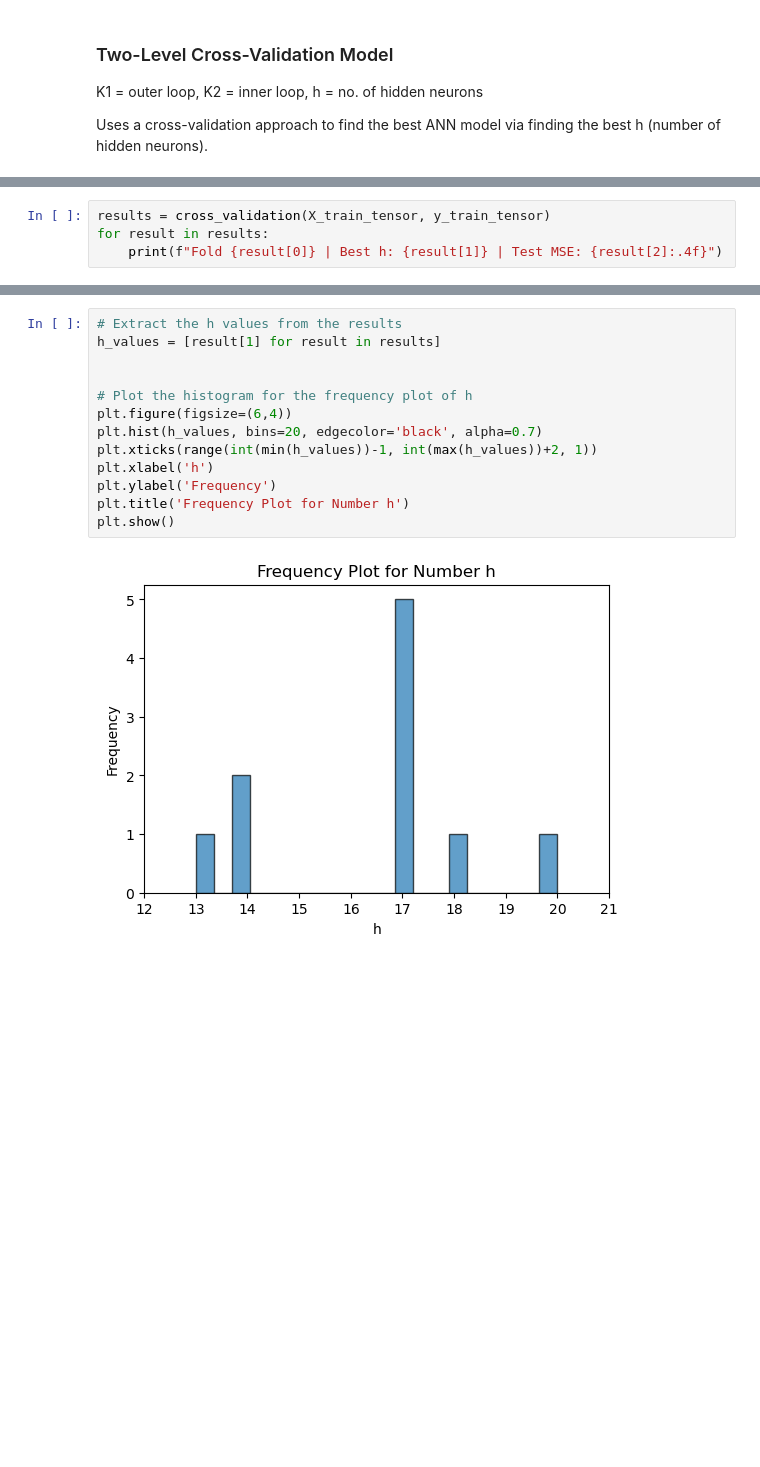
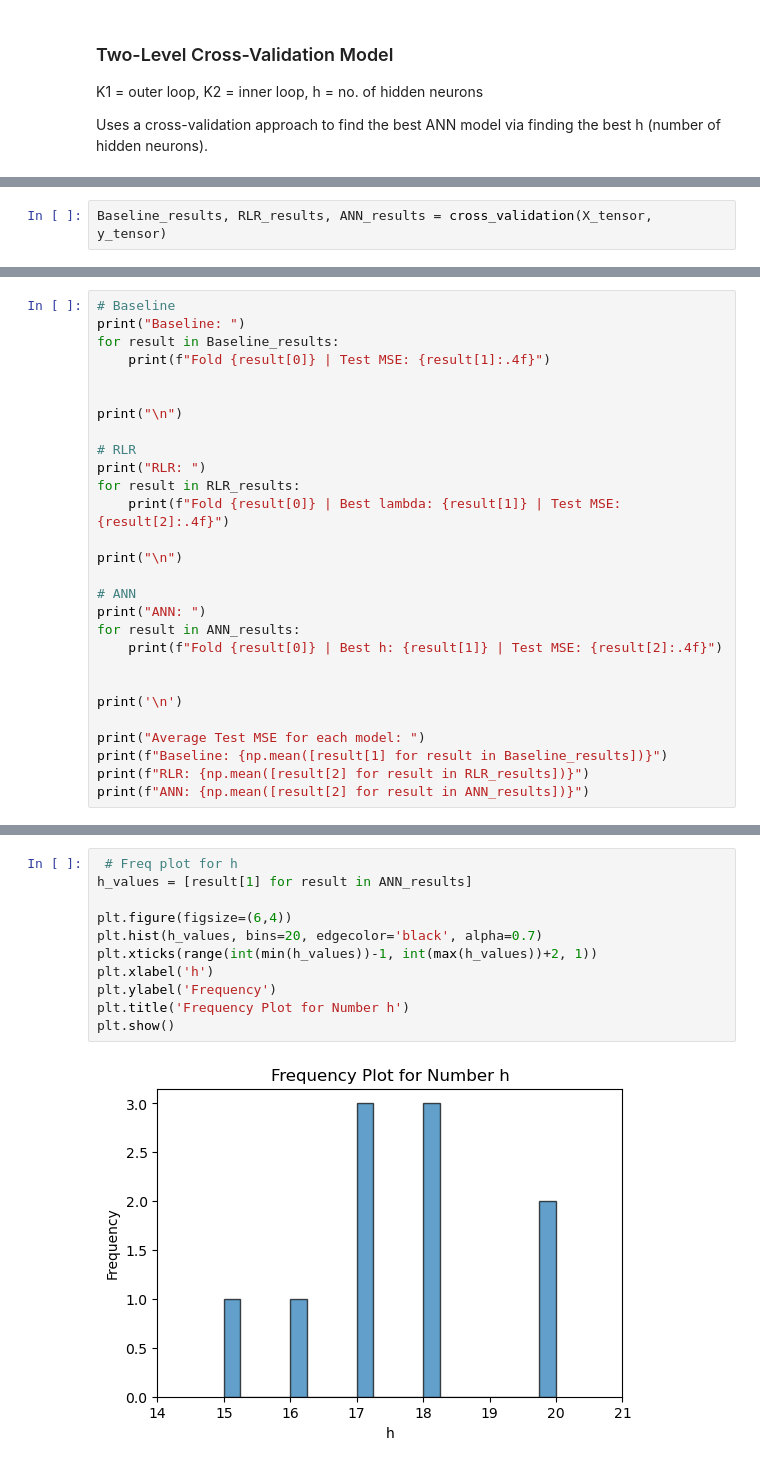
Before and after one commit to JohnOng123/02450-Project-2, a Jupyter notebook: Regression_Part_B.ipynb, the cells around one changed output, grey strips where cells are left out. Cells and saved outputs as stored; diff of their text form; blank space fills up the shorter version.

Commit message:
FIxed each model to produce accurate and realistic results

```diff
--- a/Regression_Part_B.ipynb
+++ b/Regression_Part_B.ipynb
@@ -266,4 +343,0 @@ perform cross validation on train set to determine the best h
-# %%
-results = cross_validation(X_train_tensor, y_train_tensor)
-for result in results:
-    print(f"Fold {result[0]} | Best h: {result[1]} | Test MSE: {result[2]:.4f}")
@@ -280,0 +401,2 @@ Fold 10 | Best h: 18 | Test MSE: 0.3063
+# %%
+Baseline_results, RLR_results, ANN_results = cross_validation(X_tensor, y_tensor)
@@ -280,0 +405,28 @@ Fold 10 | Best h: 18 | Test MSE: 0.3063
+# %%
+# Baseline
+print("Baseline: ")
+for result in Baseline_results:
+    print(f"Fold {result[0]} | Test MSE: {result[1]:.4f}")
+
+
+print("\n")
+
+# RLR
+print("RLR: ")
+for result in RLR_results:
+    print(f"Fold {result[0]} | Best lambda: {result[1]} | Test MSE: {result[2]:.4f}")
+
+print("\n")
+
+# ANN
+print("ANN: ")
+for result in ANN_results:
+    print(f"Fold {result[0]} | Best h: {result[1]} | Test MSE: {result[2]:.4f}")
+
+
+print('\n')
+
+print("Average Test MSE for each model: ")
+print(f"Baseline: {np.mean([result[1] for result in Baseline_results])}")
+print(f"RLR: {np.mean([result[2] for result in RLR_results])}")
+print(f"ANN: {np.mean([result[2] for result in ANN_results])}")
@@ -281,15 +451,13 @@ Fold 10 | Best h: 18 | Test MSE: 0.3063
 # %%
-# Extract the h values from the results
-h_values = [result[1] for result in results]
+ # Freq plot for h
+h_values = [result[1] for result in ANN_results]
 
-
-# Plot the histogram for the frequency plot of h
 plt.figure(figsize=(6,4))
 plt.hist(h_values, bins=20, edgecolor='black', alpha=0.7)
 plt.xticks(range(int(min(h_values))-1, int(max(h_values))+2, 1))
 plt.xlabel('h')
 plt.ylabel('Frequency')
 plt.title('Frequency Plot for Number h')
 plt.show()
 # %% [output]
-[figure, old version]
+[figure, new version]
```
Also changed, not shown: parts of 19 cells of this notebook.
